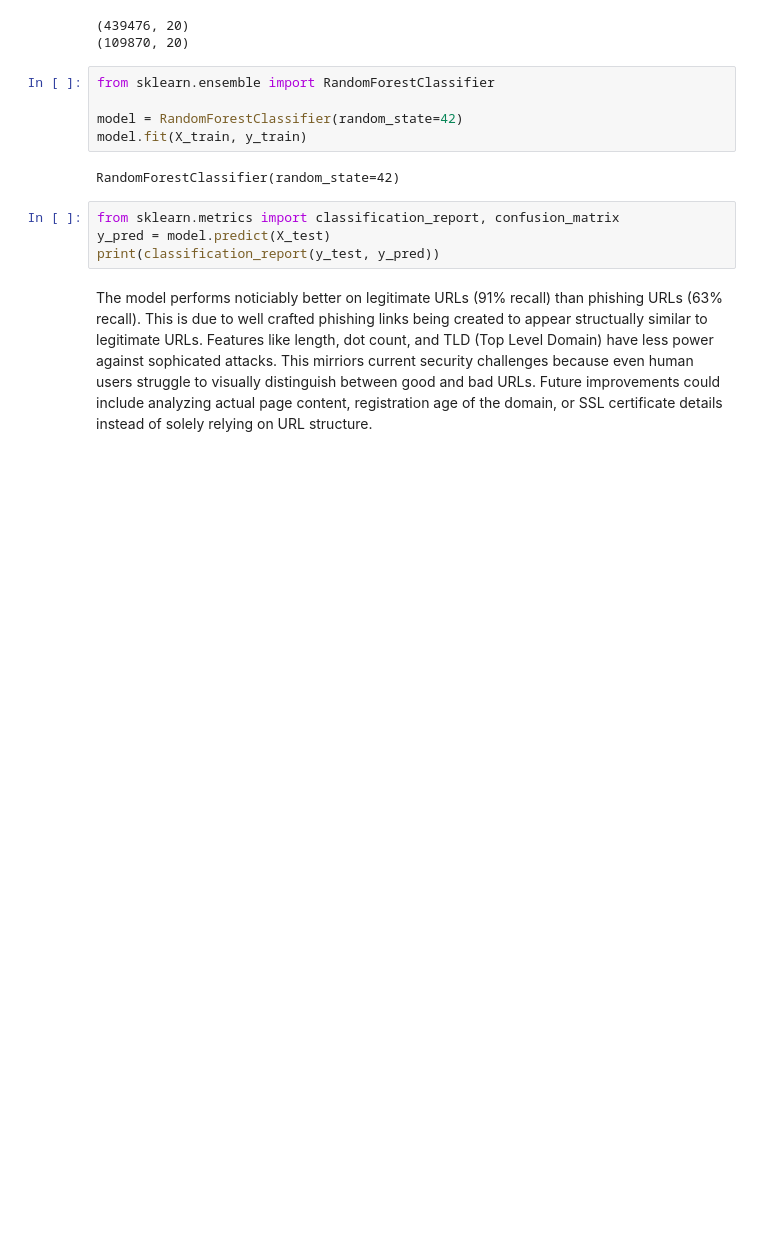
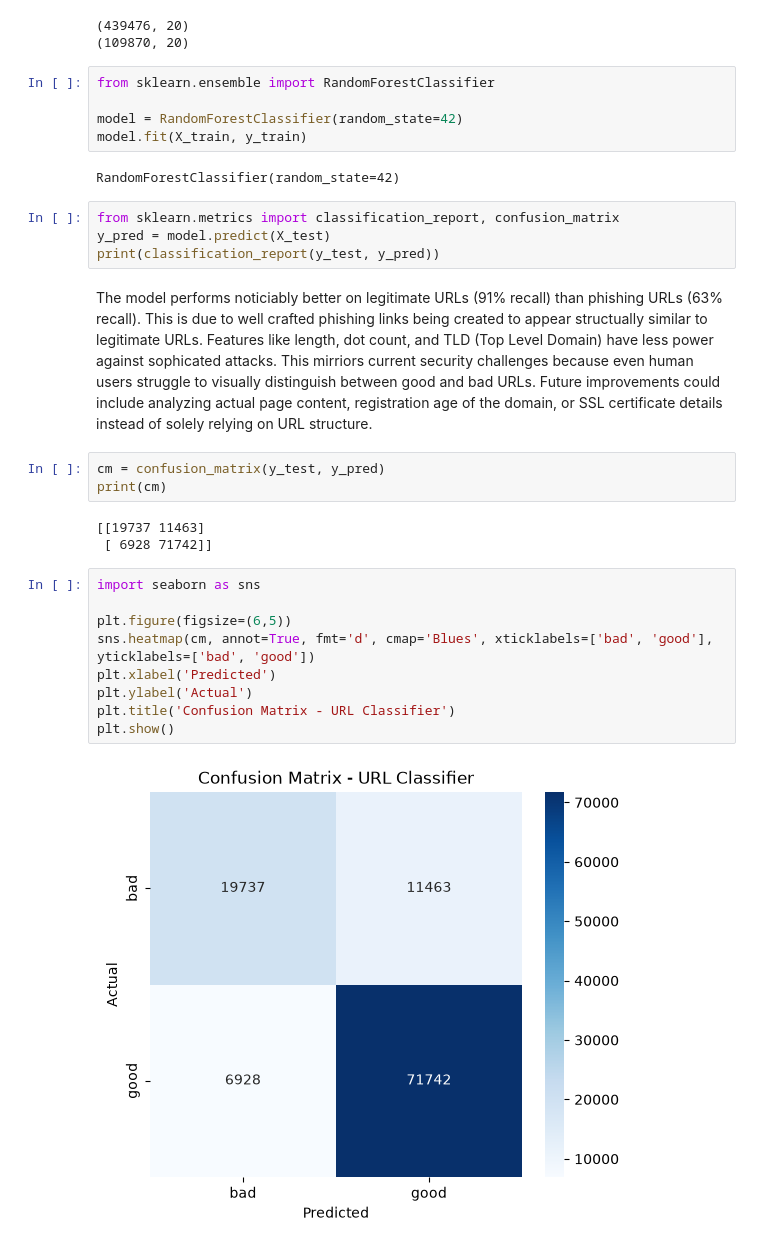
Before and after one commit to TylerFetterman/iot-threat-detector, a Jupyter notebook: 02_url_classifier.ipynb, the cells around one changed output. Saved outputs shown, nothing was run; the diff lists cells and outputs as text; blank space fills up the shorter version.

Commit message:
add confusion matrix heatmap and feature importance analysis

```diff
--- a/02_url_classifier.ipynb
+++ b/02_url_classifier.ipynb
@@ -223,3 +223,20 @@ y_pred = model.predict(X_test)
 print(classification_report(y_test, y_pred))
 # %% [markdown]
 The model performs noticiably better on legitimate URLs (91% recall) than phishing URLs (63% recall). This is due to well crafted phishing links being created to appear structually similar to legitimate URLs. Features like length, dot count, and TLD (Top Level Domain) have less power against sophicated attacks. This mirriors current security challenges because even human users struggle to visually distinguish between good and bad URLs. Future improvements could include analyzing actual page content, registration age of the domain, or SSL certificate details instead of solely relying on URL structure.
+# %%
+cm = confusion_matrix(y_test, y_pred)
+print(cm)
+# %% [output]
+[[19737 11463]
+ [ 6928 71742]]
+# %%
+import seaborn as sns
+
+plt.figure(figsize=(6,5))
+sns.heatmap(cm, annot=True, fmt='d', cmap='Blues', xticklabels=['bad', 'good'], yticklabels=['bad', 'good'])
+plt.xlabel('Predicted')
+plt.ylabel('Actual')
+plt.title('Confusion Matrix - URL Classifier')
+plt.show()
+# %% [output]
+[figure, added]
```
Also changed, not shown: parts of 3 cells of this notebook.
